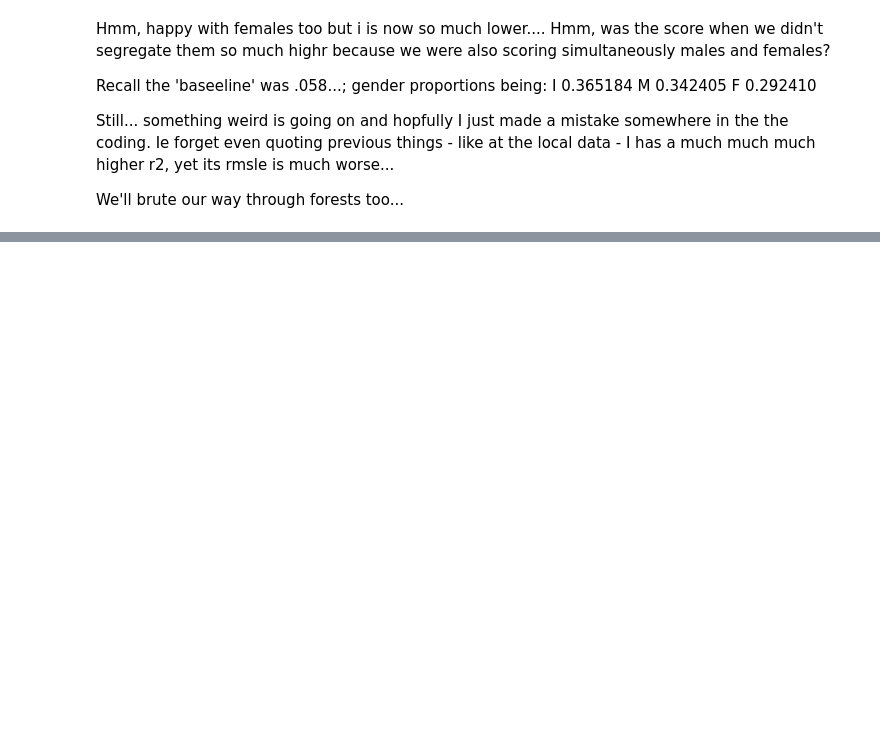
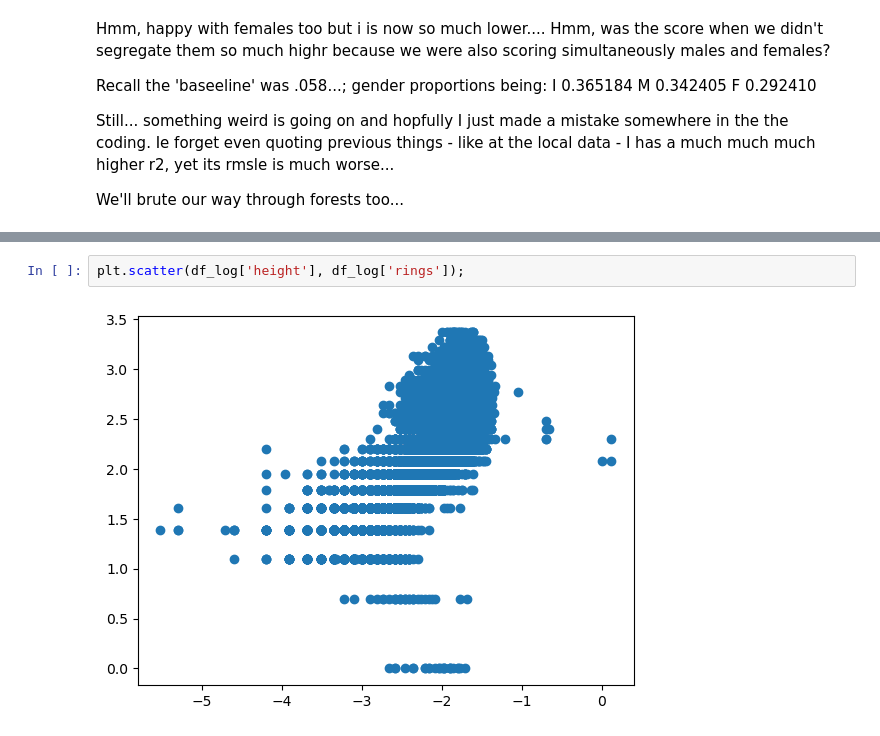
Before and after one commit to bwolff26/abalone_regression, a Jupyter notebook: code/modeling_ii.ipynb, the cells around one changed output, grey strips where cells are left out. Saved outputs shown, nothing was run; the diff lists cells and outputs as text; blank space fills up the shorter version.

```diff
--- a/code/modeling_ii.ipynb
+++ b/code/modeling_ii.ipynb
@@ -332,0 +424,4 @@ submission.to_csv(
+# %%
+plt.scatter(df_log['height'], df_log['rings']);
+# %% [output]
+[figure, added]
```
Also changed, not shown: parts of 35 cells of this notebook, 1 other file.
